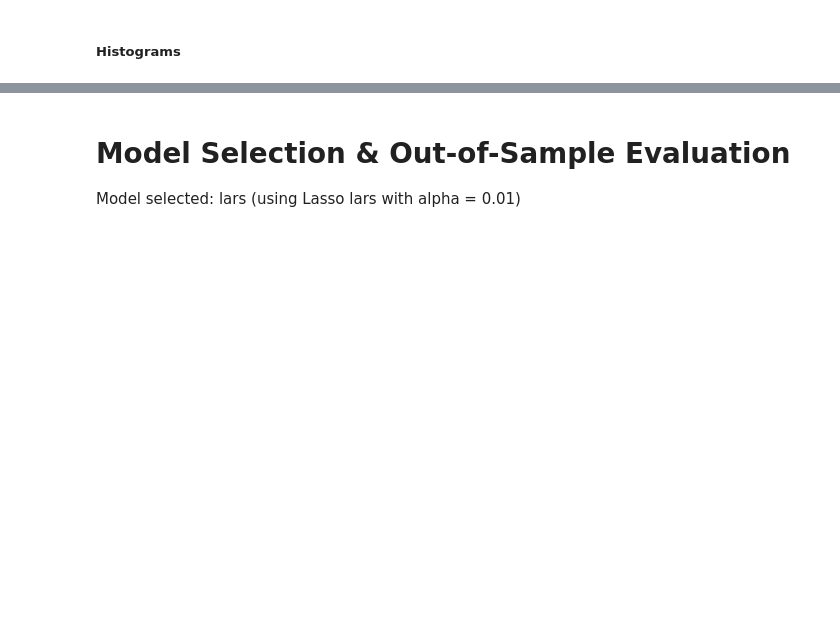
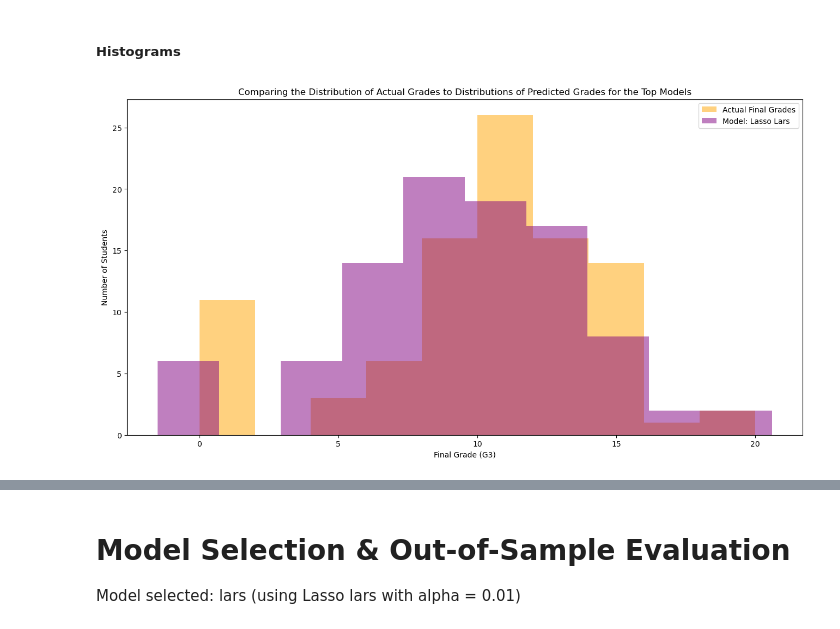
Before and after one commit to CodeupClassroom/quintela-regression-exercises, a Jupyter notebook: modeling_lesson.ipynb, the cells around one changed output, grey strips where cells are left out. Saved outputs shown, nothing was run; the diff lists cells and outputs as text; code cells hidden in the pictures; blank space fills up the shorter version.

```diff
--- a/modeling_lesson.ipynb
+++ b/modeling_lesson.ipynb
@@ -564,15 +784,17 @@ plt.show()
 # %%
 # plot to visualize actual vs predicted.
 plt.figure(figsize=(16,8))
 
-plt.hist(y_validate.G3, color='blue', alpha=.5, label="Actual Final Grades")
-plt.hist(y_validate.G3_pred_lm, color='red', alpha=.5, label="Model: LinearRegression")
+plt.hist(y_validate.G3, color='orange', alpha=.5, label="Actual Final Grades")
+#plt.hist(y_validate.G3_pred_lm, color='red', alpha=.5, label="Model: LinearRegression")
 plt.hist(y_validate.G3_pred_lm, color='purple', alpha=.5, label="Model: Lasso Lars")
-plt.hist(y_validate.G3_pred_glm, color='yellow', alpha=.5, label="Model: TweedieRegressor")
-plt.hist(y_validate.G3_pred_lm2, color='green', alpha=.5, label="Model 2nd degree Polynomial")
+#plt.hist(y_validate.G3_pred_glm, color='yellow', alpha=.5, label="Model: TweedieRegressor")
+#plt.hist(y_validate.G3_pred_lm2, color='green', alpha=.5, label="Model 2nd degree Polynomial")
 
 plt.xlabel("Final Grade (G3)")
 plt.ylabel("Number of Students")
 plt.title("Comparing the Distribution of Actual Grades to Distributions of Predicted Grades for the Top Models")
 plt.legend()
 plt.show()
+# %% [output]
+[figure, added]
```
Also changed, not shown: parts of 34 cells of this notebook.
